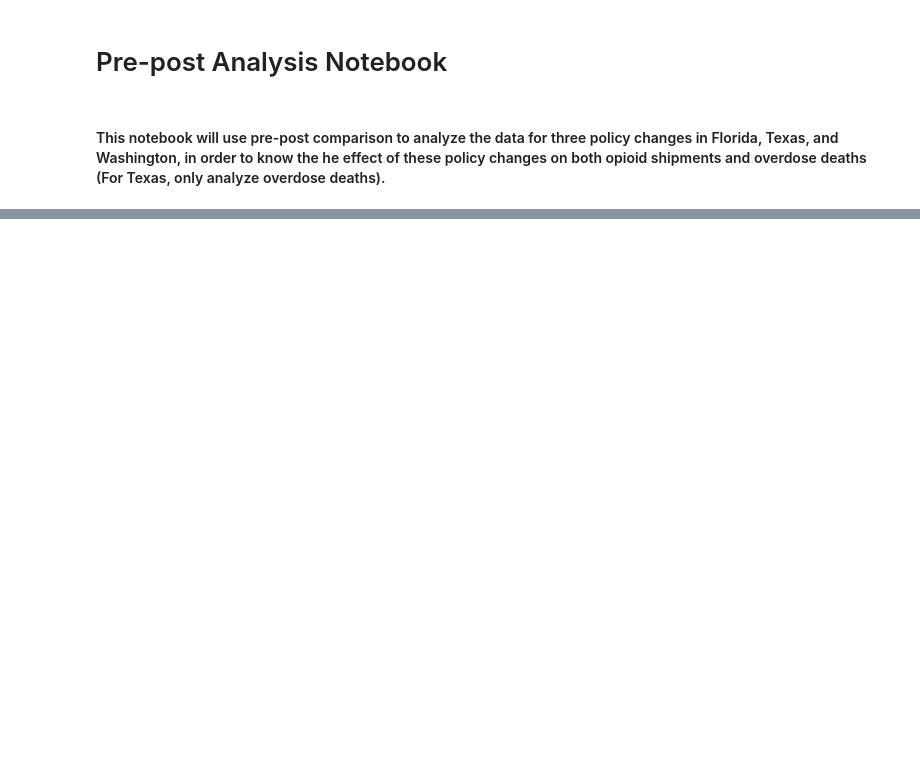
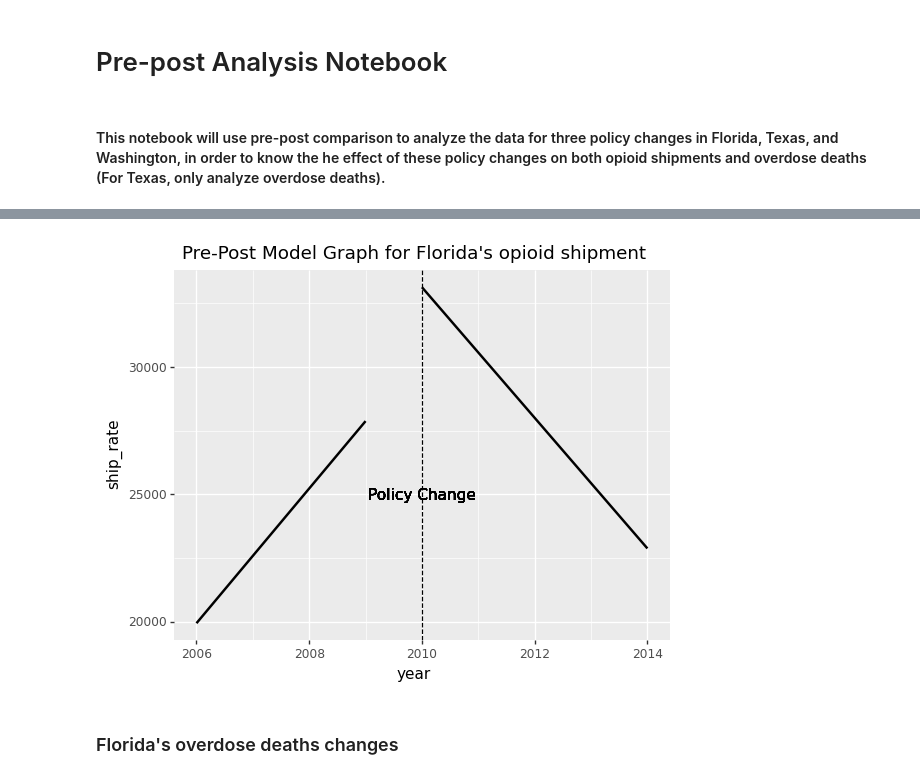
Before and after one commit to Yer1k/opioid_causal_inference, a Jupyter notebook: 10_code/pre-post_analysis.ipynb, the cells around one changed output, grey strips where cells are left out. Drawn from its saved outputs; the diff is of its cells as text; code cells hidden in the pictures; blank space fills up the shorter version.

Commit message:
finish pre-post analyze for 3 states

```diff
--- a/10_code/pre-post_analysis.ipynb
+++ b/10_code/pre-post_analysis.ipynb
@@ -27,0 +20,9 @@ final_df.sample(10)
+# %%
+#select the useful part of data for florida
+fl_df = final_df[final_df['state'] == 'FL']
+fl_df = fl_df.drop(columns = ['fips', 'merge_key'])
+# %%
+#calculate the average ship_rate(indicate opioid shipments) and drug_deaths(indicate overdose deaths)
+fl_df = fl_df.groupby(['year'], as_index = False).mean()
+fl_df['Policy Change'] = True
+fl_df
@@ -27,0 +46,4 @@ final_df.sample(10)
+# %%
+#For opioid shipments analyze: only have ship_rate data during 2006-2014
+fl_shipmemt = fl_df[(fl_df['year'] >= 2006) & (fl_df['year'] <= 2014)]
+fl_shipmemt
@@ -27,0 +61,25 @@ final_df.sample(10)
+# %%
+#plot the effect on opioid shipments during 2006-2014 (policy change in 2010)
+fl_shipment_df = fl_shipmemt[fl_shipmemt["Policy Change"]]
+fl_shiprate_plot = (
+    ggplot(fl_shipment_df, aes(x="year", y="ship_rate"))
+    + geom_smooth(
+        method="lm",
+        data=fl_shipment_df[fl_shipment_df["year"] < 2010],
+        se=False,
+    )
+    + geom_smooth(
+        method="lm",
+        data=fl_shipment_df[fl_shipment_df["year"] >= 2010],
+        se=False,
+    )
+    + geom_vline(xintercept=2010, linetype="dashed")
+    + geom_text(x=2010, y=25000, label="Policy Change", color="black")
+    + labs(title="Pre-Post Model Graph for Florida's opioid shipment")
+)
+#fl_shiprate_plot.save("../30_results/prepost_Florida_opioid_shipment.pdf")
+print(fl_shiprate_plot)
+# %% [output]
+[figure, added]
+# %% [markdown]
+### Florida's overdose deaths changes
```
Also changed, not shown: parts of 24 cells of this notebook, 5 other files.
